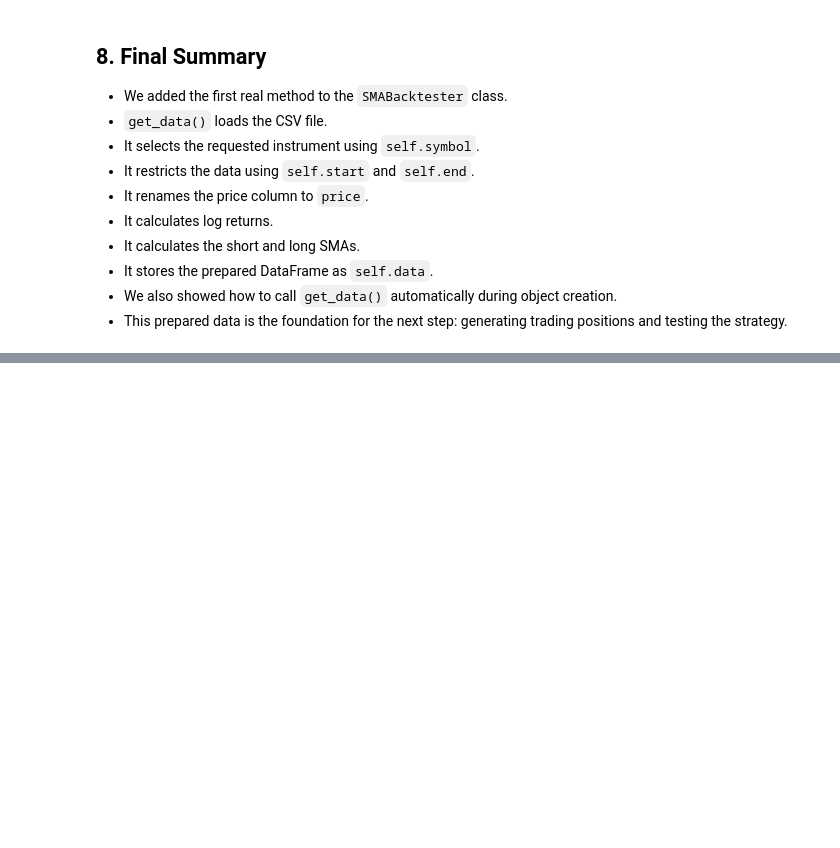
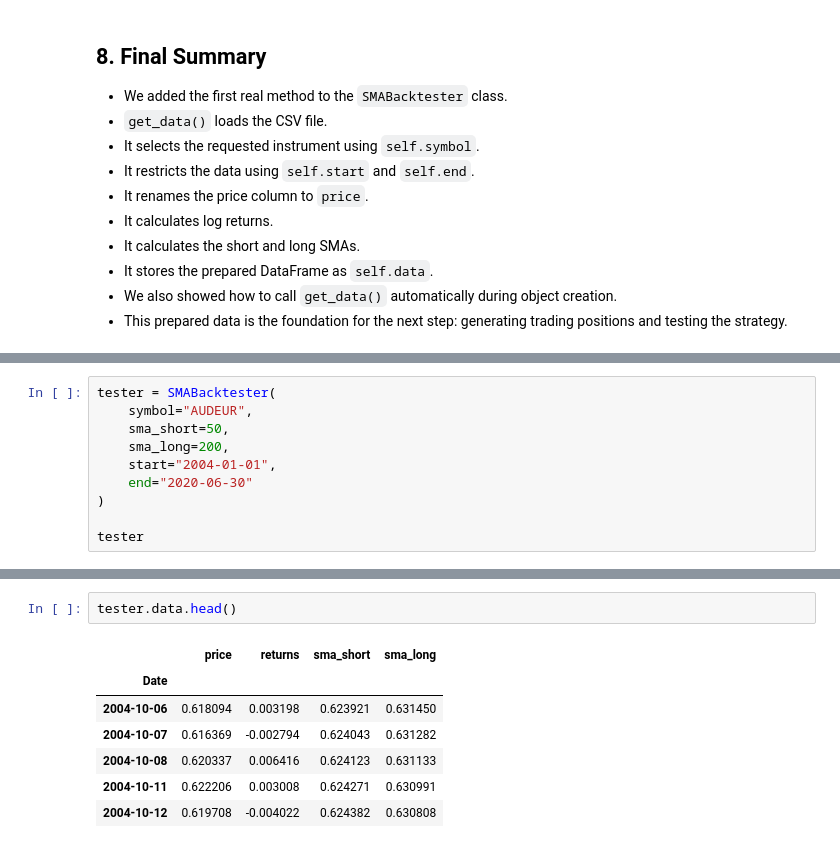
Before and after one commit to seanmayer/algo-trading-broker-testing, a Jupyter notebook: defining-back-testing-strategies/building_using_sma_backtester_class.ipynb, the cells around one changed output, grey strips where cells are left out. Saved outputs shown, nothing was run; the diff lists cells and outputs as text; blank space fills up the shorter version.

```diff
--- a/defining-back-testing-strategies/building_using_sma_backtester_class.ipynb
+++ b/defining-back-testing-strategies/building_using_sma_backtester_class.ipynb
@@ -831,0 +859,10 @@ We keep the current version returning `raw` because it is clearer for notebook l
+# %%
+tester = SMABacktester(
+    symbol="AUDEUR",
+    sma_short=50,
+    sma_long=200,
+    start="2004-01-01",
+    end="2020-06-30"
+)
+
+tester
@@ -831,0 +879,10 @@ We keep the current version returning `raw` because it is clearer for notebook l
+# %%
+tester.data.head()
+# %% [output]
+|  | price | returns | sma_short | sma_long |
+| Date |  |  |  |  |
+| 2004-10-06 | 0.618094 | 0.003198 | 0.623921 | 0.631450 |
+| 2004-10-07 | 0.616369 | -0.002794 | 0.624043 | 0.631282 |
+| 2004-10-08 | 0.620337 | 0.006416 | 0.624123 | 0.631133 |
+| 2004-10-11 | 0.622206 | 0.003008 | 0.624271 | 0.630991 |
+| 2004-10-12 | 0.619708 | -0.004022 | 0.624382 | 0.630808 |
```
Also changed, not shown: parts of 33 cells of this notebook.
